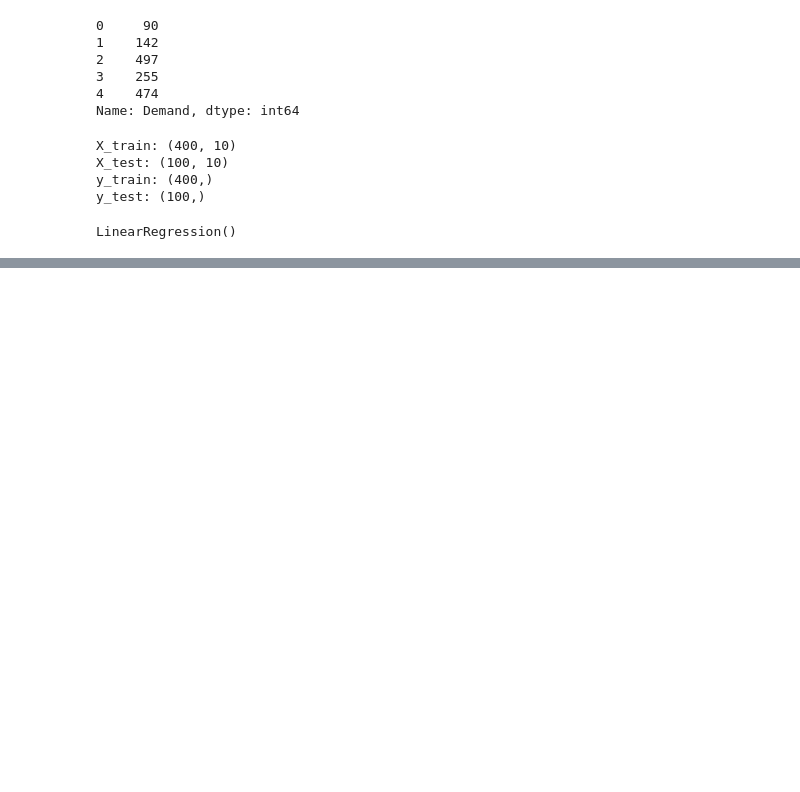
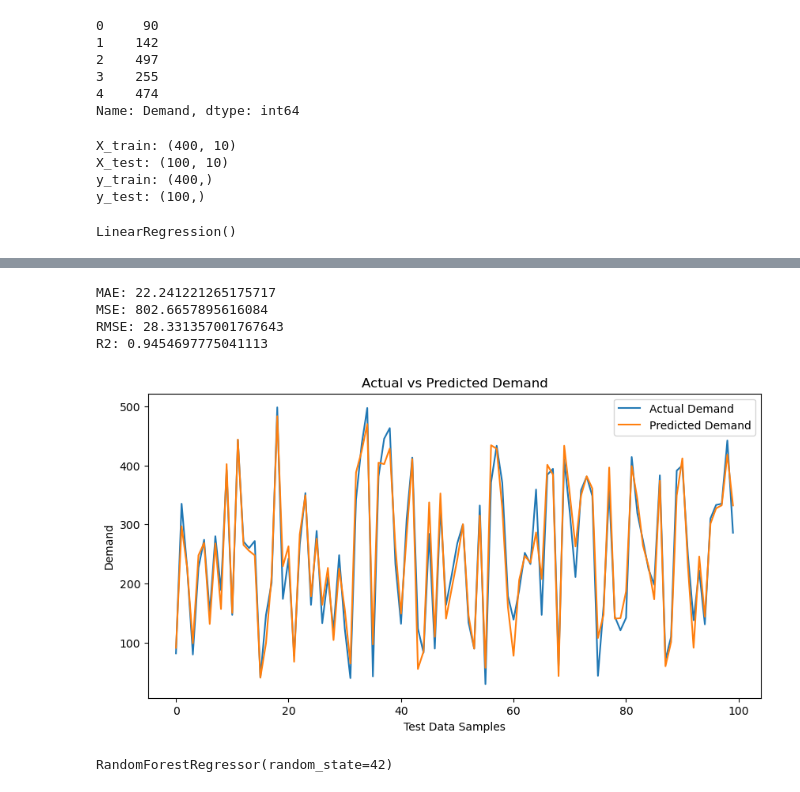
Before and after one commit to satyam18srivastava/production-demand-prediction, a Jupyter notebook: ML Project.ipynb, the cells around one changed output, grey strips where cells are left out. Drawn from its saved outputs; the diff is of its cells as text; code cells hidden in the pictures; blank space fills up the shorter version.

Commit message:
Added Model Evaluation and Model Comparison

```diff
--- a/ML Project.ipynb
+++ b/ML Project.ipynb
@@ -110,5 +110,6 @@ Index(['Date', 'Product_ID', 'Production', 'Sales', 'Inventory', 'Price',
       dtype='object')
 # %%
+df["Year"] = df["Date"].dt.year
 df["Month"] = df["Date"].dt.month
 
 df["Day"] = df["Date"].dt.day
@@ -182,0 +204,33 @@ y_pred = model.predict(X_test)
+# %%
+from sklearn.metrics import mean_absolute_error,mean_squared_error, r2_score
+import numpy as np
+
+mae = mean_absolute_error(y_test,y_pred)
+mse = mean_squared_error(y_test,y_pred)
+rmse = np.sqrt(mse)
+r2 = r2_score(y_test,y_pred)
+
+print("MAE:",mae)
+print("MSE:",mse)
+print("RMSE:",rmse)
+print("R2:" , r2)
+# %% [output]
+MAE: 22.241221265175717
+MSE: 802.6657895616084
+RMSE: 28.331357001767643
+R2: 0.9454697775041113
+# %%
+import matplotlib.pyplot as plt
+plt.figure(figsize=(10,5))
+
+plt.plot(y_test.values,label ="Actual Demand")
+plt.plot(y_pred, label = "Predicted Demand")
+
+plt.xlabel("Test Data Samples")
+plt.ylabel("Demand")
+plt.title("Actual vs Predicted Demand")
+plt.legend()
+
+plt.show()
+# %% [output]
+[figure, added]
@@ -182,0 +241,4 @@ y_pred = model.predict(X_test)
+# %%
+rf_model.fit(X_train,y_train)
+# %% [output]
+RandomForestRegressor(random_state=42)
```
Also changed, not shown: parts of 9 cells of this notebook.
